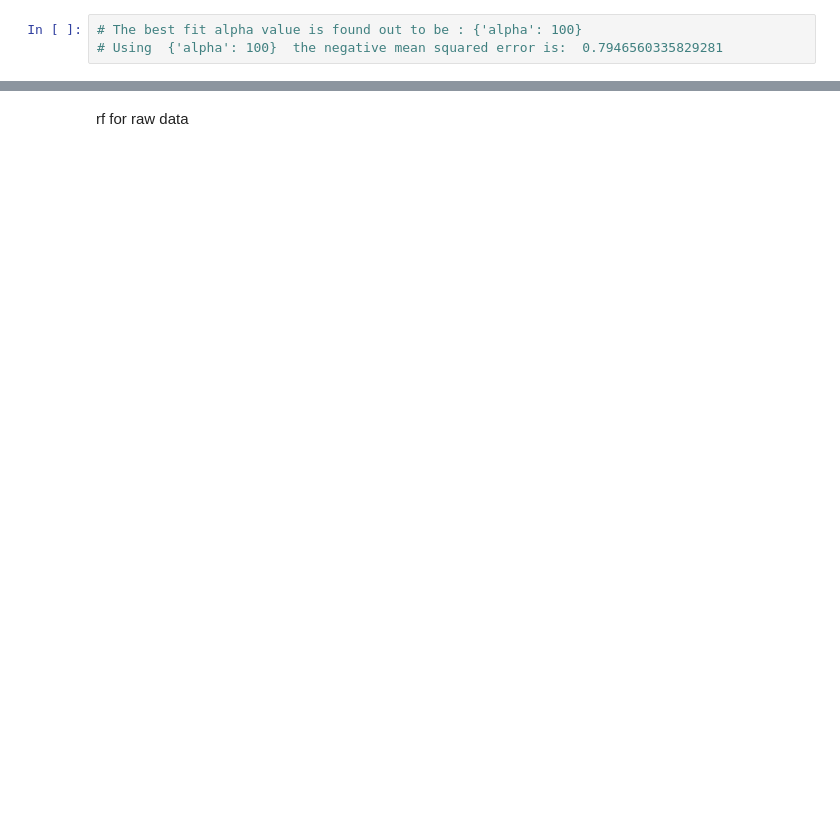
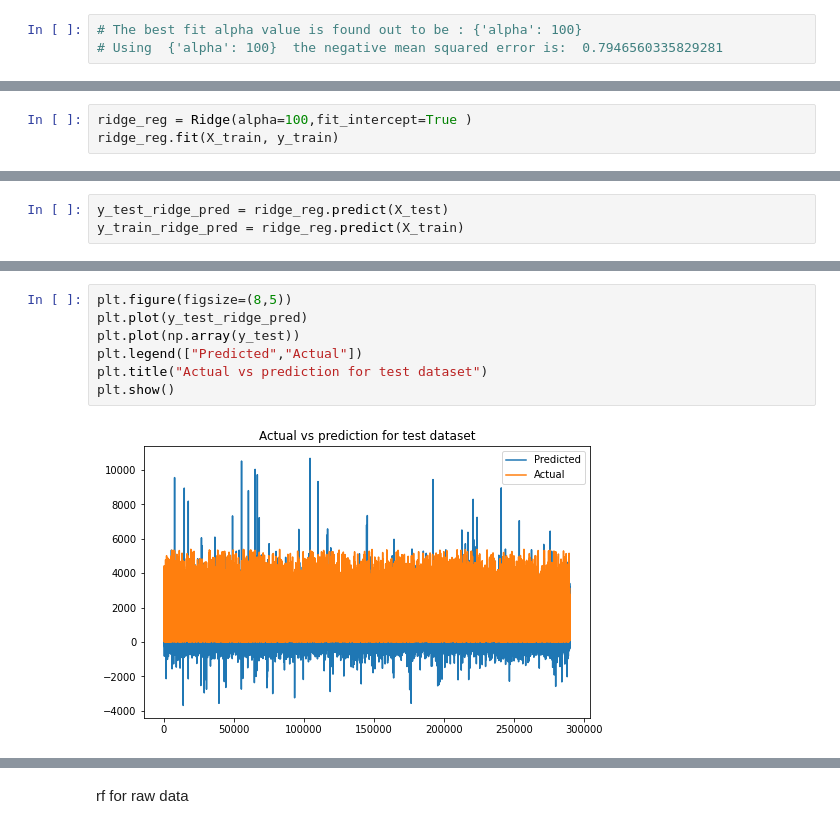
Before and after one commit to rubeshajith/NYC-taxi-trip-time-prediction, a Jupyter notebook: NYC_Taxi_Trip_Time_Prediction_Capstone_Project.ipynb, the cells around one changed output, grey strips where cells are left out. Cells and saved outputs as stored; diff of their text form; blank space fills up the shorter version.

```diff
--- a/NYC_Taxi_Trip_Time_Prediction_Capstone_Project.ipynb
+++ b/NYC_Taxi_Trip_Time_Prediction_Capstone_Project.ipynb
@@ -1008,0 +1001,3 @@ rMSE LASSO OF TEST : 7210.345938152283
+# %%
+ridge_reg = Ridge(alpha=100,fit_intercept=True )
+ridge_reg.fit(X_train, y_train)
@@ -1008,0 +1006,3 @@ rMSE LASSO OF TEST : 7210.345938152283
+# %%
+y_test_ridge_pred = ridge_reg.predict(X_test)
+y_train_ridge_pred = ridge_reg.predict(X_train)
@@ -1008,0 +1053,9 @@ rMSE LASSO OF TEST : 7210.345938152283
+# %%
+plt.figure(figsize=(8,5))
+plt.plot(y_test_ridge_pred)
+plt.plot(np.array(y_test))
+plt.legend(["Predicted","Actual"])
+plt.title("Actual vs prediction for test dataset")
+plt.show()
+# %% [output]
+[figure, added]
```
Also changed, not shown: parts of 123 cells of this notebook.
